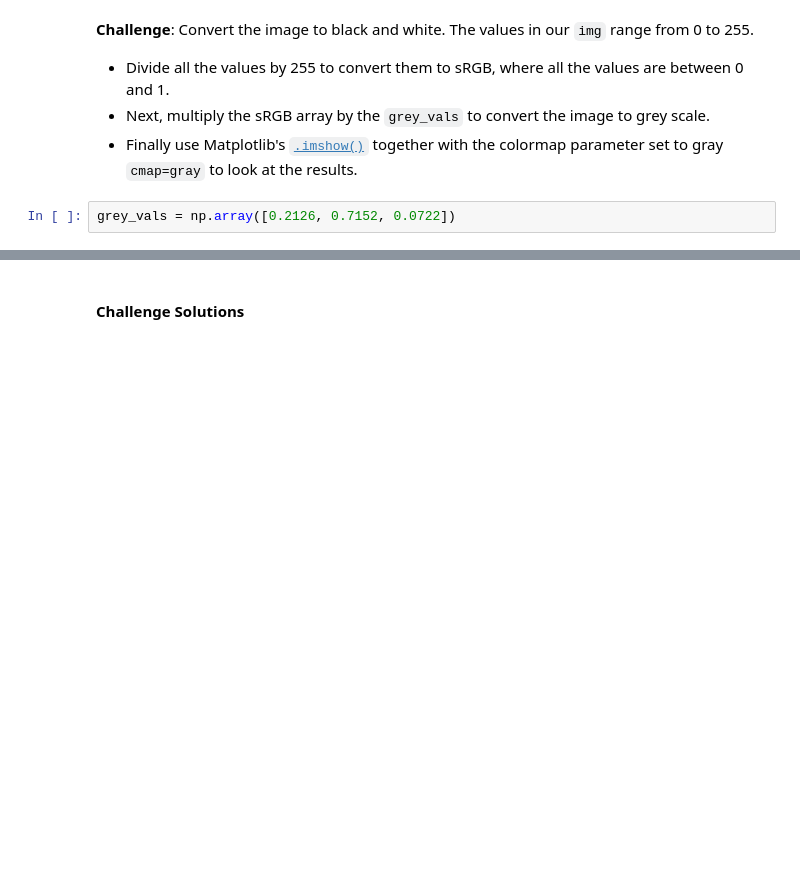
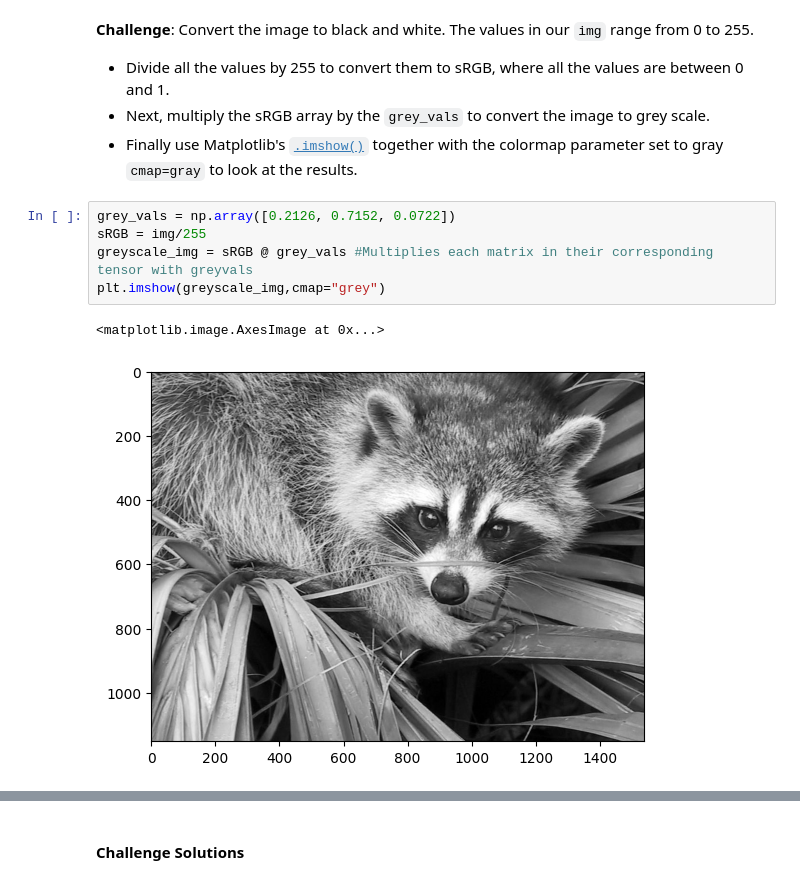
Before and after one commit to Golden-Leaves/100daysofpython, a Jupyter notebook: numpy_computation/Computation_with_NumPy_and_N_Dimensional_Arrays_(start).ipynb, the cells around one changed output, grey strips where cells are left out. Drawn from its saved outputs; the diff is of its cells as text; blank space fills up the shorter version.

```diff
--- a/numpy_computation/Computation_with_NumPy_and_N_Dimensional_Arrays_(start).ipynb
+++ b/numpy_computation/Computation_with_NumPy_and_N_Dimensional_Arrays_(start).ipynb
@@ -249,6 +282,12 @@ AttributeError: module 'scipy.misc' has no attribute 'face'
 * Finally use Matplotlib's [`.imshow()`](https://matplotlib.org/3.1.1/api/_as_gen/matplotlib.pyplot.imshow.html) together with the colormap parameter set to gray `cmap=gray` to look at the results.
 # %%
 grey_vals = np.array([0.2126, 0.7152, 0.0722])
+sRGB = img/255
+greyscale_img = sRGB @ grey_vals #Multiplies each matrix in their corresponding tensor with greyvals
+plt.imshow(greyscale_img,cmap="grey")
+# %% [output]
+<matplotlib.image.AxesImage at 0x...>
+[figure, added]
 # %% [markdown]
 **Challenge**: Can you manipulate the images by doing some operations on the underlying ndarrays? See if you can change the values in the ndarray so that:
 
```
Also changed, not shown: parts of 6 cells of this notebook, 1 other file.
